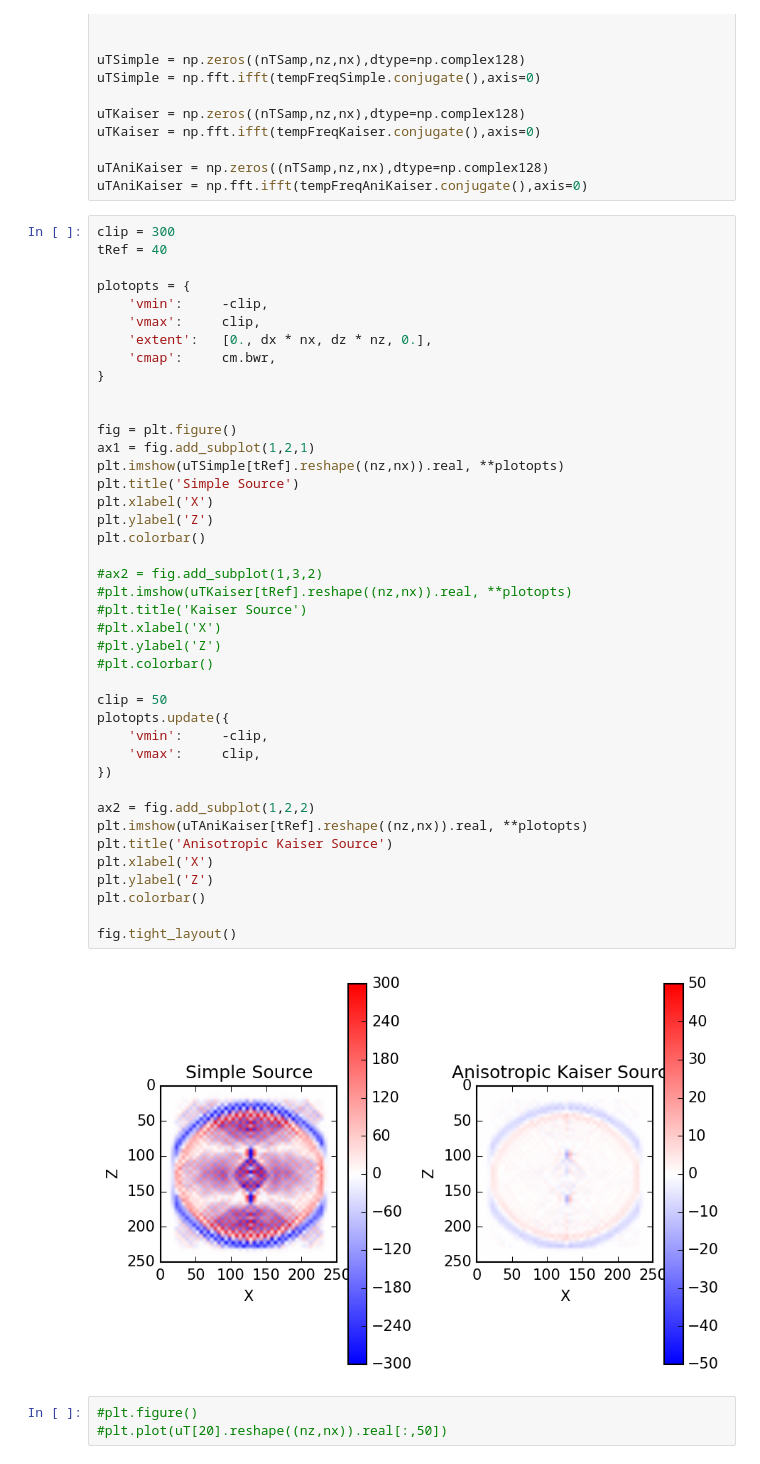
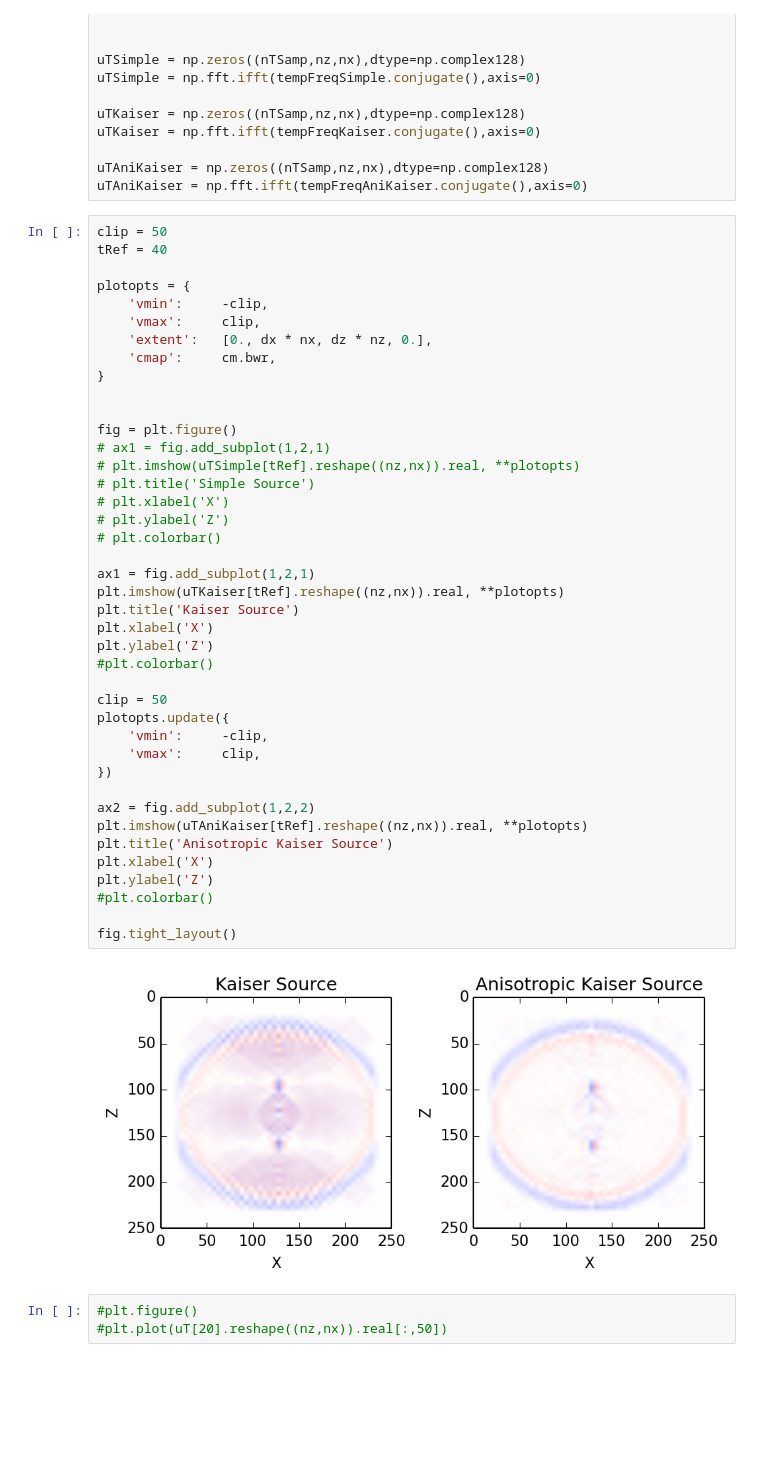
Before and after one commit to uwoseis/zephyr, a Jupyter notebook: notebooks/Testing Environment for Source Implementation.ipynb, the cells around one changed output. Drawn from its saved outputs; the diff is of its cells as text; blank space fills up the shorter version.

```diff
--- a/notebooks/Testing Environment for Source Implementation.ipynb
+++ b/notebooks/Testing Environment for Source Implementation.ipynb
@@ -212,48 +212,48 @@ uTKaiser = np.fft.ifft(tempFreqKaiser.conjugate(),axis=0)
 uTAniKaiser = np.zeros((nTSamp,nz,nx),dtype=np.complex128)
 uTAniKaiser = np.fft.ifft(tempFreqAniKaiser.conjugate(),axis=0)
 # %%
-clip = 300
+clip = 50
 tRef = 40
 
 plotopts = {
     'vmin':     -clip,
     'vmax':     clip,
     'extent':   [0., dx * nx, dz * nz, 0.],
     'cmap':     cm.bwr,
 }
 
 
 fig = plt.figure()
+# ax1 = fig.add_subplot(1,2,1)
+# plt.imshow(uTSimple[tRef].reshape((nz,nx)).real, **plotopts)
+# plt.title('Simple Source')
+# plt.xlabel('X')
+# plt.ylabel('Z')
+# plt.colorbar()
+
 ax1 = fig.add_subplot(1,2,1)
-plt.imshow(uTSimple[tRef].reshape((nz,nx)).real, **plotopts)
-plt.title('Simple Source')
+plt.imshow(uTKaiser[tRef].reshape((nz,nx)).real, **plotopts)
+plt.title('Kaiser Source')
 plt.xlabel('X')
 plt.ylabel('Z')
-plt.colorbar()
-
-#ax2 = fig.add_subplot(1,3,2)
-#plt.imshow(uTKaiser[tRef].reshape((nz,nx)).real, **plotopts)
-#plt.title('Kaiser Source')
-#plt.xlabel('X')
-#plt.ylabel('Z')
 #plt.colorbar()
 
 clip = 50
 plotopts.update({
     'vmin':     -clip,
     'vmax':     clip,
 })
 
 ax2 = fig.add_subplot(1,2,2)
 plt.imshow(uTAniKaiser[tRef].reshape((nz,nx)).real, **plotopts)
 plt.title('Anisotropic Kaiser Source')
 plt.xlabel('X')
 plt.ylabel('Z')
-plt.colorbar()
+#plt.colorbar()
 
 fig.tight_layout()
 # %% [output]
-[figure, old version]
+[figure, new version]
 # %%
 #plt.figure()
 #plt.plot(uT[20].reshape((nz,nx)).real[:,50])
```
Also changed, not shown: parts of 1 cell of this notebook.
